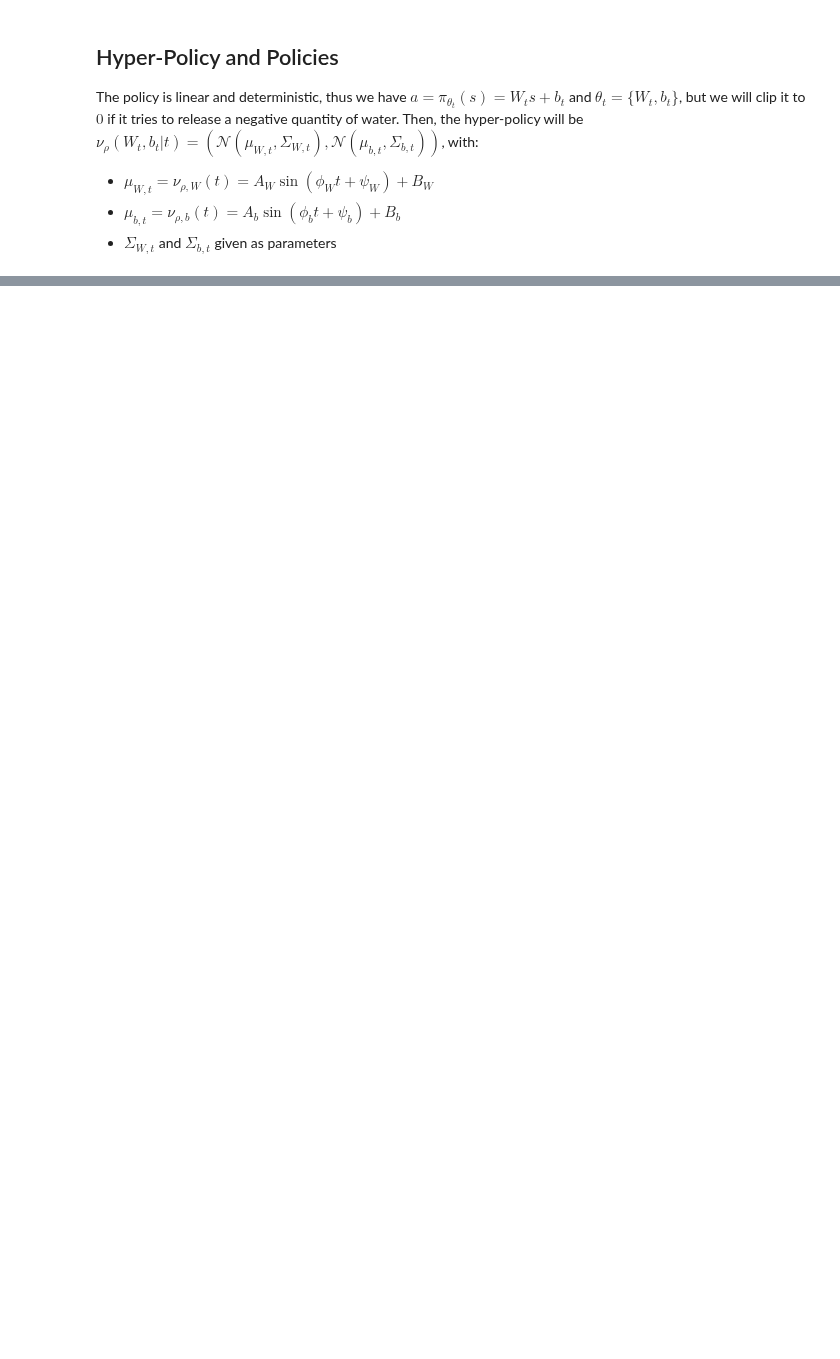
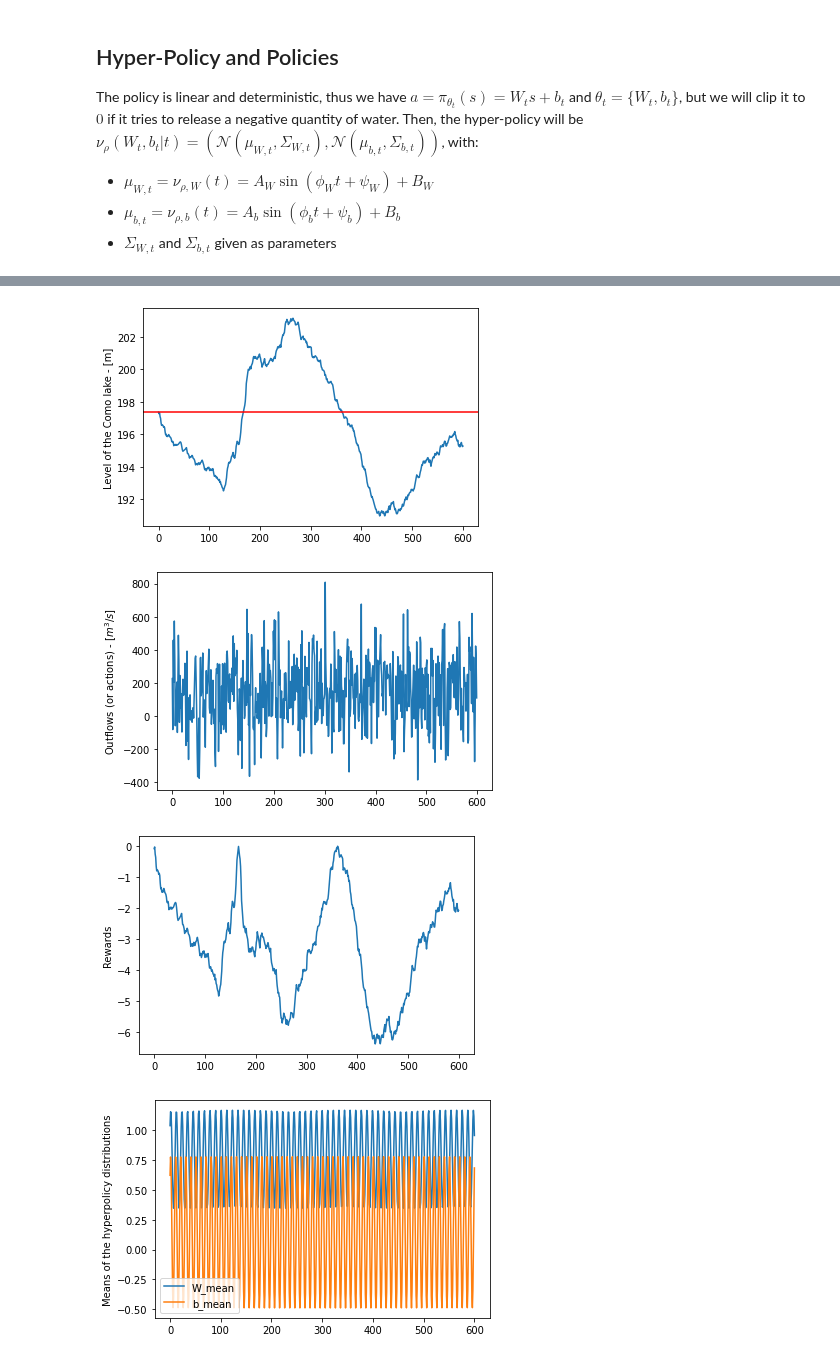
Before and after one commit to francescovidaich964/Como_lake, a Jupyter notebook: P-POIS_test.ipynb, the cells around one changed output, grey strips where cells are left out. Saved outputs shown, nothing was run; the diff lists cells and outputs as text; code cells hidden in the pictures; blank space fills up the shorter version.

Commit message:
Performance estimator used on random hyperpolicy

```diff
--- a/P-POIS_test.ipynb
+++ b/P-POIS_test.ipynb
@@ -66,12 +119,15 @@ class linear_policy:
         self.W = W
         self.b = b
 
-    def take_action(self, state):
-        return min(0, self.W*state + self.b)
+    def params(self):
+        return self.W, self.b
+
+    def action(self, state):
+        return self.W*state + self.b
 # %%
-class hyper_policy:
+class hyperpolicy:
 
-    def __init__(self, sigma_w, sigma_b, params=None):
+    def __init__(self, sigma_W=1, sigma_b=1, params=None):
 
         # Store sigmas of the gaussian distributions
         self.sigma_W = sigma_W
@@ -111,7 +167,8 @@ class hyper_policy:
         return scipy.stats.norm.pdf(b, loc=self.b_mean(t), scale=self.sigma_b)
 
     def theta_pdf(self, theta, t):
-        return W_pdf(theta[0],t) * b_pdf(theta[1],t)
+        return self.W_pdf(theta[0],t) * self.b_pdf(theta[1],t)
+
 
     def sample_theta(self, t):
         W = scipy.stats.norm.rvs(loc=self.W_mean(t), scale=self.sigma_W)
@@ -143,0 +201,34 @@ A reliable estimated performance should be obtained by sampling $N$ different tr
+# %%
+# Get random hyperpolicy
+nu = hyperpolicy()
+
+# Initialize the Como lake environment
+lake = como_lake()
+
+# Play the hyperpolnuicy
+states, actions, rewards, nu_means, thetas = lake.play(nu, n_steps=600, optimize=False)
+
+# Plot the evolution of everything
+plt.plot(states)
+plt.axhline(y=197.37, c='red', label="Zero Level")
+plt.ylabel("Level of the Como lake - [m]")
+plt.show()
+
+plt.plot(actions)
+plt.ylabel("Outflows (or actions) - [$m^3/s$]")
+plt.show()
+
+plt.plot(rewards)
+plt.ylabel("Rewards")
+plt.show()
+
+plt.plot(nu_means[:,0], label="W_mean")
+plt.plot(nu_means[:,1], label="b_mean")
+plt.ylabel("Means of the hyperpolicy distributions")
+plt.legend()
+plt.show()
+# %% [output]
+[figure, added]
+[figure, added]
+[figure, added]
+[figure, added]
```
Also changed, not shown: parts of 9 cells of this notebook, 1 other file.
